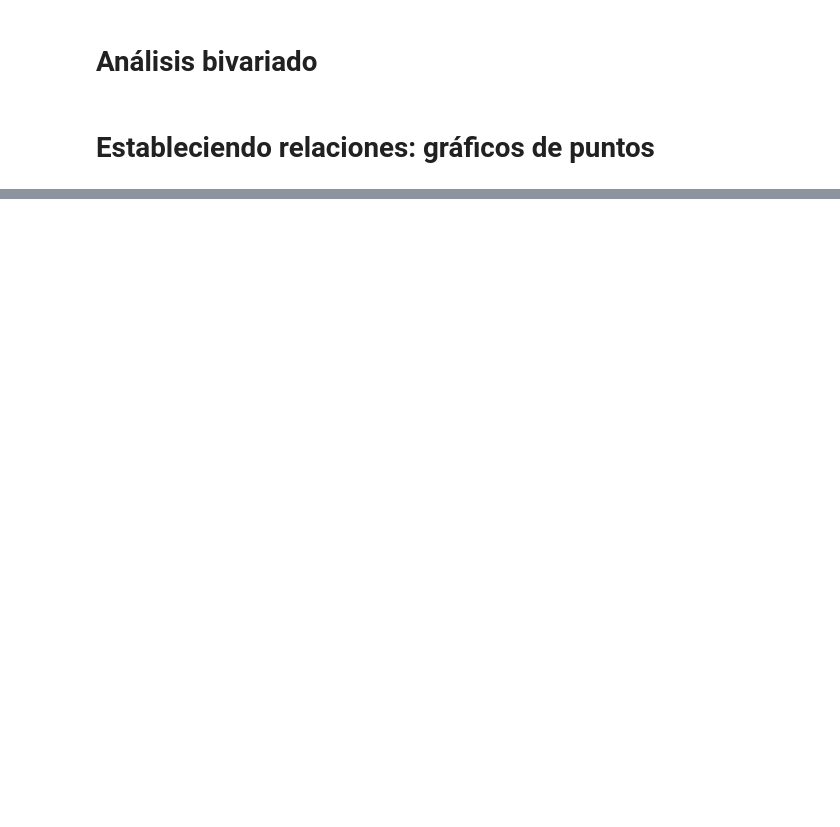
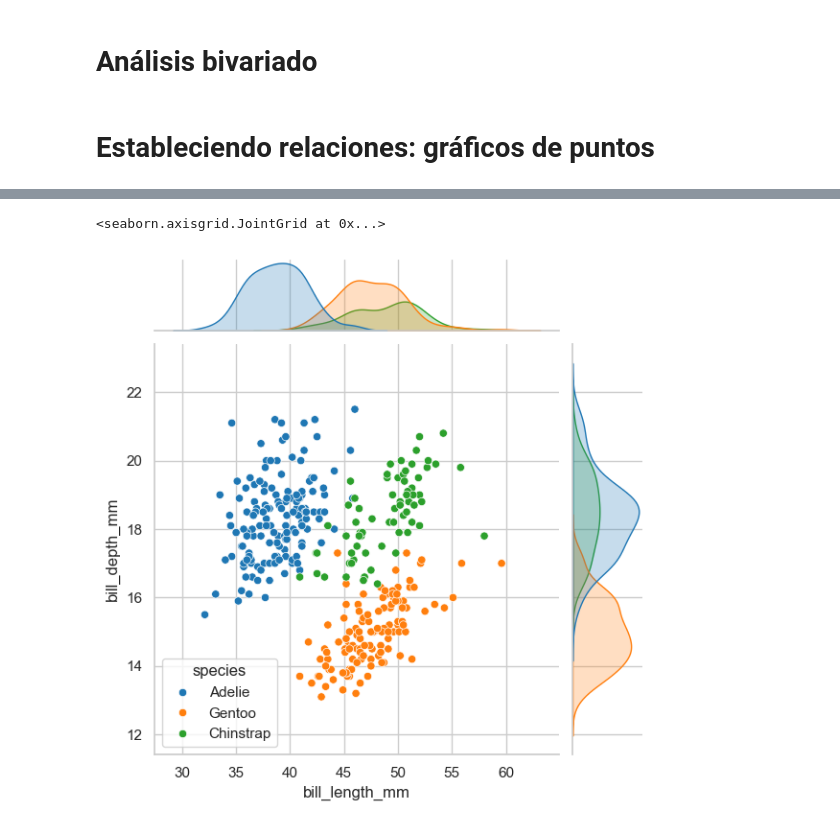
Before and after one commit to abarreran/Penguin, a Jupyter notebook: pinguinos.ipynb, the cells around one changed output, grey strips where cells are left out. Drawn from its saved outputs; the diff is of its cells as text; code cells hidden in the pictures; blank space fills up the shorter version.

```diff
--- a/pinguinos.ipynb
+++ b/pinguinos.ipynb
@@ -929,0 +949,10 @@ plt.ylim([sex_numeric.mean() - 0.20, sex_numeric.mean() + 0.20])
+# %%
+sns.jointplot(
+    data=processed_penguins_df,
+    x='bill_length_mm',
+    y='bill_depth_mm',
+    hue='species'
+)
+# %% [output]
+<seaborn.axisgrid.JointGrid at 0x...>
+[figure, added]
```
Also changed, not shown: parts of 17 cells of this notebook.
